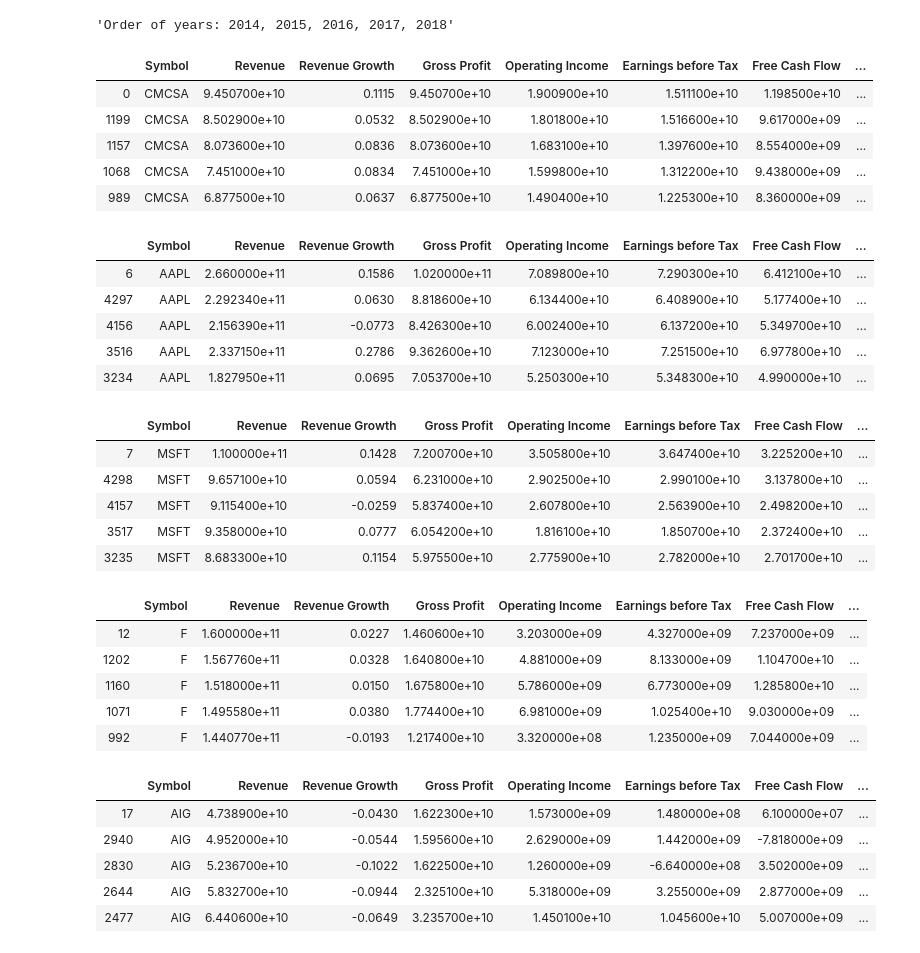
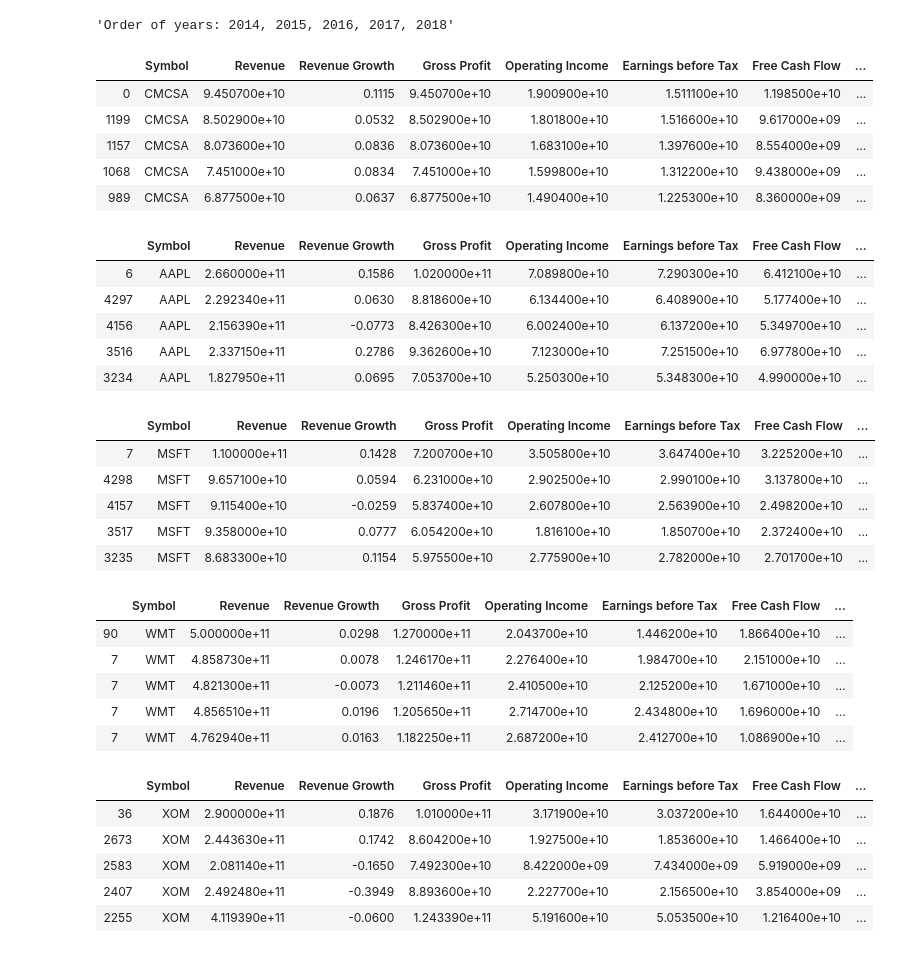
Before and after one commit to Ali-Raisolsadat/ML-Project1, a Jupyter notebook: RetrunsCalculations.ipynb, the cells around one changed output. Saved outputs shown, nothing was run; the diff lists cells and outputs as text; code cells hidden in the pictures.

Commit message:
picked stocks that do not give nan values and added more comments

```diff
--- a/RetrunsCalculations.ipynb
+++ b/RetrunsCalculations.ipynb
@@ -8,9 +13,19 @@ Each day, a stock takes a certain trajectory. Let $n$ be the number of trajector
 # %%
-df1 = pd.read_csv("Final_Portfolio_2018.csv")
+# Let us pick 5 examples of stocks and create a portoflio only using these stocks.
+# Since we have missing data we try to pick the stocks that give us most of the information we need.
+# We choose the following companies to put our money in.
+# CMCSA is for comcast communications
+# AAPL is for Apple.inc
+# MSFT is for Microsoft.Inc
+# WMT is for Walmart.Inc
+# XOM is for ExxonMobil Corp, which is a  famous oil and gas corporation.
 
-tickers = df1['Symbol']
-print(tickers)
-#tickers = ['CMCSA','AAPL', 'MSFT', 'F', 'AIG', 'WMT', 'GM', 'T', 'VZ' ,'XOM'] #our portoflio
+# The choice of this portfolio is upto to the investor. As we saw previously, these companies are in healthy group,
+# so if we pick any from them, we will be minimizing risk. We chose these stocks based on the clusters we got from each year
+# of clustering. Please refer to the "FinalPortfolio.ipyn" to see these clusters.
+
+
+tickers = ['CMCSA','AAPL', 'MSFT', 'WMT','XOM'] #our portoflio
 expected_return = []
 
 start_date = '2014-01-01'
@@ -106,8 +107,8 @@ for i in range(5):
     s1 = pd.DataFrame(financial_data.loc[financial_data.loc[:,('Symbol')] == "CMCSA", :]) #dataframes
     s2 = pd.DataFrame(financial_data.loc[financial_data['Symbol'] == "AAPL", :])
     s3 = pd.DataFrame(financial_data.loc[financial_data['Symbol'] == "MSFT", :])
-    s4 = pd.DataFrame(financial_data.loc[financial_data['Symbol'] == "F", :])
-    s5 = pd.DataFrame(financial_data.loc[financial_data['Symbol'] == "AIG", :])
+    s4 = pd.DataFrame(financial_data.loc[financial_data['Symbol'] == "WMT", :])
+    s5 = pd.DataFrame(financial_data.loc[financial_data['Symbol'] == "XOM", :])
 
     # Append stock data together throughout 5 years
     if i == 0:
@@ -136,41 +137,41 @@ s4_total['Expected Return'] = [expected_return[3],expected_return[8], expected_r
 s5_total['Expected Return'] = [expected_return[4],expected_return[9], expected_return[14],
                              expected_return[19], expected_return[24]]
 
 display("Order of years: 2014, 2015, 2016, 2017, 2018")
 display(s1_total)
 display(s2_total)
 display(s3_total)
 display(s4_total)
 display(s5_total)
 # %% [output]
 'Order of years: 2014, 2015, 2016, 2017, 2018'
 |  | Symbol | Revenue | Revenue Growth | Gross Profit | Operating Income | Earnings before Tax | Free Cash Flow | ... |
 | 0 | CMCSA | 9.450700e+10 | 0.1115 | 9.450700e+10 | 1.900900e+10 | 1.511100e+10 | 1.198500e+10 | ... |
 | 1199 | CMCSA | 8.502900e+10 | 0.0532 | 8.502900e+10 | 1.801800e+10 | 1.516600e+10 | 9.617000e+09 | ... |
 | 1157 | CMCSA | 8.073600e+10 | 0.0836 | 8.073600e+10 | 1.683100e+10 | 1.397600e+10 | 8.554000e+09 | ... |
 | 1068 | CMCSA | 7.451000e+10 | 0.0834 | 7.451000e+10 | 1.599800e+10 | 1.312200e+10 | 9.438000e+09 | ... |
 | 989 | CMCSA | 6.877500e+10 | 0.0637 | 6.877500e+10 | 1.490400e+10 | 1.225300e+10 | 8.360000e+09 | ... |
 |  | Symbol | Revenue | Revenue Growth | Gross Profit | Operating Income | Earnings before Tax | Free Cash Flow | ... |
 | 6 | AAPL | 2.660000e+11 | 0.1586 | 1.020000e+11 | 7.089800e+10 | 7.290300e+10 | 6.412100e+10 | ... |
 | 4297 | AAPL | 2.292340e+11 | 0.0630 | 8.818600e+10 | 6.134400e+10 | 6.408900e+10 | 5.177400e+10 | ... |
 | 4156 | AAPL | 2.156390e+11 | -0.0773 | 8.426300e+10 | 6.002400e+10 | 6.137200e+10 | 5.349700e+10 | ... |
 | 3516 | AAPL | 2.337150e+11 | 0.2786 | 9.362600e+10 | 7.123000e+10 | 7.251500e+10 | 6.977800e+10 | ... |
 | 3234 | AAPL | 1.827950e+11 | 0.0695 | 7.053700e+10 | 5.250300e+10 | 5.348300e+10 | 4.990000e+10 | ... |
 |  | Symbol | Revenue | Revenue Growth | Gross Profit | Operating Income | Earnings before Tax | Free Cash Flow | ... |
 | 7 | MSFT | 1.100000e+11 | 0.1428 | 7.200700e+10 | 3.505800e+10 | 3.647400e+10 | 3.225200e+10 | ... |
 | 4298 | MSFT | 9.657100e+10 | 0.0594 | 6.231000e+10 | 2.902500e+10 | 2.990100e+10 | 3.137800e+10 | ... |
 | 4157 | MSFT | 9.115400e+10 | -0.0259 | 5.837400e+10 | 2.607800e+10 | 2.563900e+10 | 2.498200e+10 | ... |
 | 3517 | MSFT | 9.358000e+10 | 0.0777 | 6.054200e+10 | 1.816100e+10 | 1.850700e+10 | 2.372400e+10 | ... |
 | 3235 | MSFT | 8.683300e+10 | 0.1154 | 5.975500e+10 | 2.775900e+10 | 2.782000e+10 | 2.701700e+10 | ... |
 |  | Symbol | Revenue | Revenue Growth | Gross Profit | Operating Income | Earnings before Tax | Free Cash Flow | ... |
-| 12 | F | 1.600000e+11 | 0.0227 | 1.460600e+10 | 3.203000e+09 | 4.327000e+09 | 7.237000e+09 | ... |
-| 1202 | F | 1.567760e+11 | 0.0328 | 1.640800e+10 | 4.881000e+09 | 8.133000e+09 | 1.104700e+10 | ... |
-| 1160 | F | 1.518000e+11 | 0.0150 | 1.675800e+10 | 5.786000e+09 | 6.773000e+09 | 1.285800e+10 | ... |
-| 1071 | F | 1.495580e+11 | 0.0380 | 1.774400e+10 | 6.981000e+09 | 1.025400e+10 | 9.030000e+09 | ... |
-| 992 | F | 1.440770e+11 | -0.0193 | 1.217400e+10 | 3.320000e+08 | 1.235000e+09 | 7.044000e+09 | ... |
+| 90 | WMT | 5.000000e+11 | 0.0298 | 1.270000e+11 | 2.043700e+10 | 1.446200e+10 | 1.866400e+10 | ... |
+| 7 | WMT | 4.858730e+11 | 0.0078 | 1.246170e+11 | 2.276400e+10 | 1.984700e+10 | 2.151000e+10 | ... |
+| 7 | WMT | 4.821300e+11 | -0.0073 | 1.211460e+11 | 2.410500e+10 | 2.125200e+10 | 1.671000e+10 | ... |
+| 7 | WMT | 4.856510e+11 | 0.0196 | 1.205650e+11 | 2.714700e+10 | 2.434800e+10 | 1.696000e+10 | ... |
+| 7 | WMT | 4.762940e+11 | 0.0163 | 1.182250e+11 | 2.687200e+10 | 2.412700e+10 | 1.086900e+10 | ... |
 |  | Symbol | Revenue | Revenue Growth | Gross Profit | Operating Income | Earnings before Tax | Free Cash Flow | ... |
-| 17 | AIG | 4.738900e+10 | -0.0430 | 1.622300e+10 | 1.573000e+09 | 1.480000e+08 | 6.100000e+07 | ... |
-| 2940 | AIG | 4.952000e+10 | -0.0544 | 1.595600e+10 | 2.629000e+09 | 1.442000e+09 | -7.818000e+09 | ... |
-| 2830 | AIG | 5.236700e+10 | -0.1022 | 1.622500e+10 | 1.260000e+09 | -6.640000e+08 | 3.502000e+09 | ... |
-| 2644 | AIG | 5.832700e+10 | -0.0944 | 2.325100e+10 | 5.318000e+09 | 3.255000e+09 | 2.877000e+09 | ... |
-| 2477 | AIG | 6.440600e+10 | -0.0649 | 3.235700e+10 | 1.450100e+10 | 1.045600e+10 | 5.007000e+09 | ... |
+| 36 | XOM | 2.900000e+11 | 0.1876 | 1.010000e+11 | 3.171900e+10 | 3.037200e+10 | 1.644000e+10 | ... |
+| 2673 | XOM | 2.443630e+11 | 0.1742 | 8.604200e+10 | 1.927500e+10 | 1.853600e+10 | 1.466400e+10 | ... |
+| 2583 | XOM | 2.081140e+11 | -0.1650 | 7.492300e+10 | 8.422000e+09 | 7.434000e+09 | 5.919000e+09 | ... |
+| 2407 | XOM | 2.492480e+11 | -0.3949 | 8.893600e+10 | 2.227700e+10 | 2.156500e+10 | 3.854000e+09 | ... |
+| 2255 | XOM | 4.119390e+11 | -0.0600 | 1.243390e+11 | 5.191600e+10 | 5.053500e+10 | 1.216400e+10 | ... |
```
Also changed, not shown: parts of 3 cells of this notebook.
